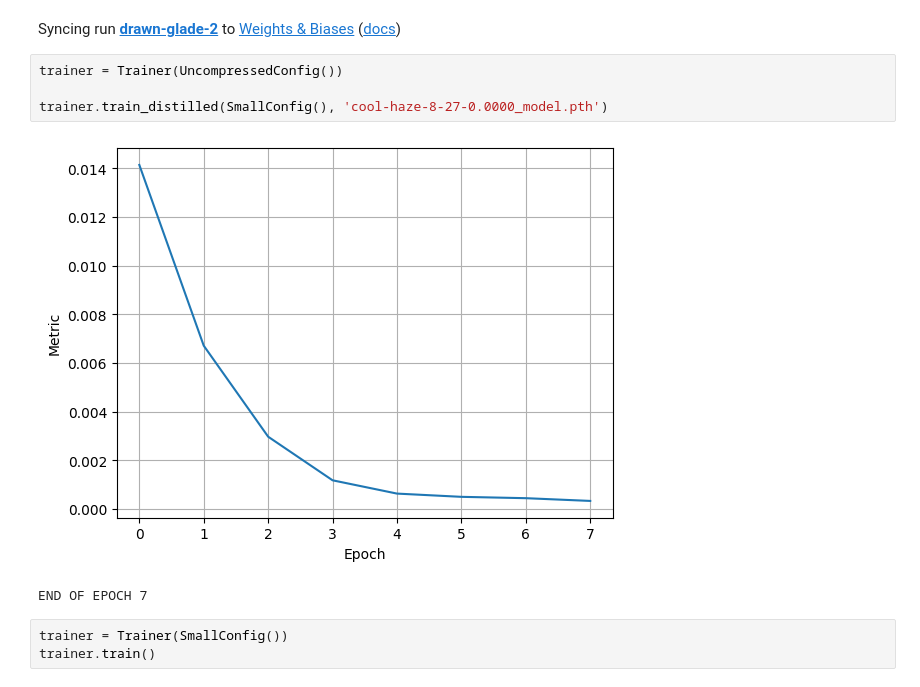
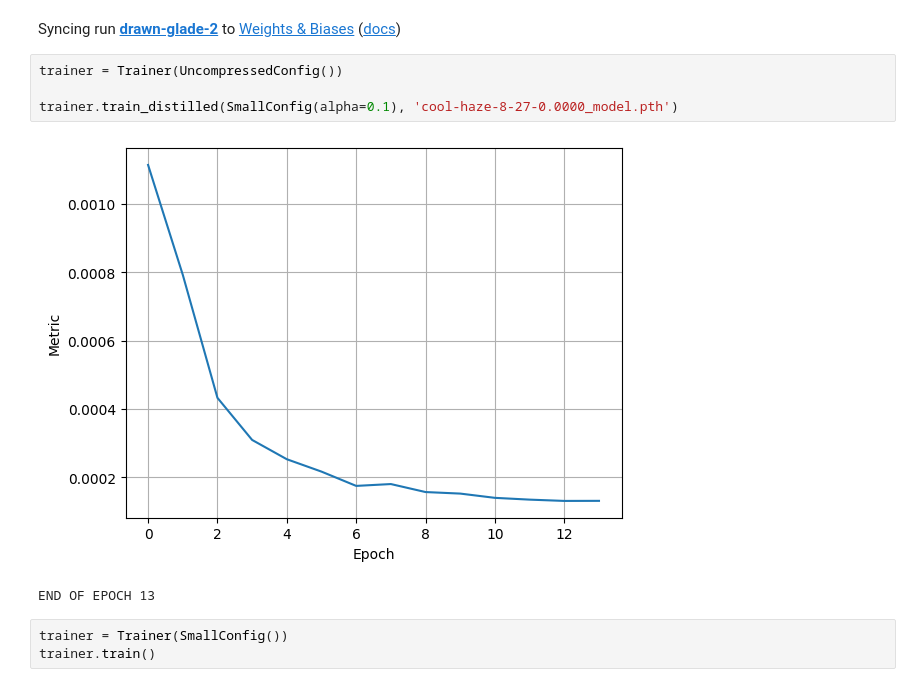
Before and after one commit to i-vainn/EfficientKWS, a Jupyter notebook: training.ipynb, the cells around one changed output. Drawn from its saved outputs; the diff is of its cells as text.

```diff
--- a/training.ipynb
+++ b/training.ipynb
@@ -14,10 +14,10 @@ Syncing run drawn-glade-2 to Weights & Biases (docs)
 # %%
 trainer = Trainer(UncompressedConfig())
 
-trainer.train_distilled(SmallConfig(), 'cool-haze-8-27-0.0000_model.pth')
+trainer.train_distilled(SmallConfig(alpha=0.1), 'cool-haze-8-27-0.0000_model.pth')
 # %% [output]
-[figure, old version]
+[figure, new version]
-END OF EPOCH 7
+END OF EPOCH 13
 # %%
 trainer = Trainer(SmallConfig())
 trainer.train()
```
Also changed, not shown: 3 other files.
